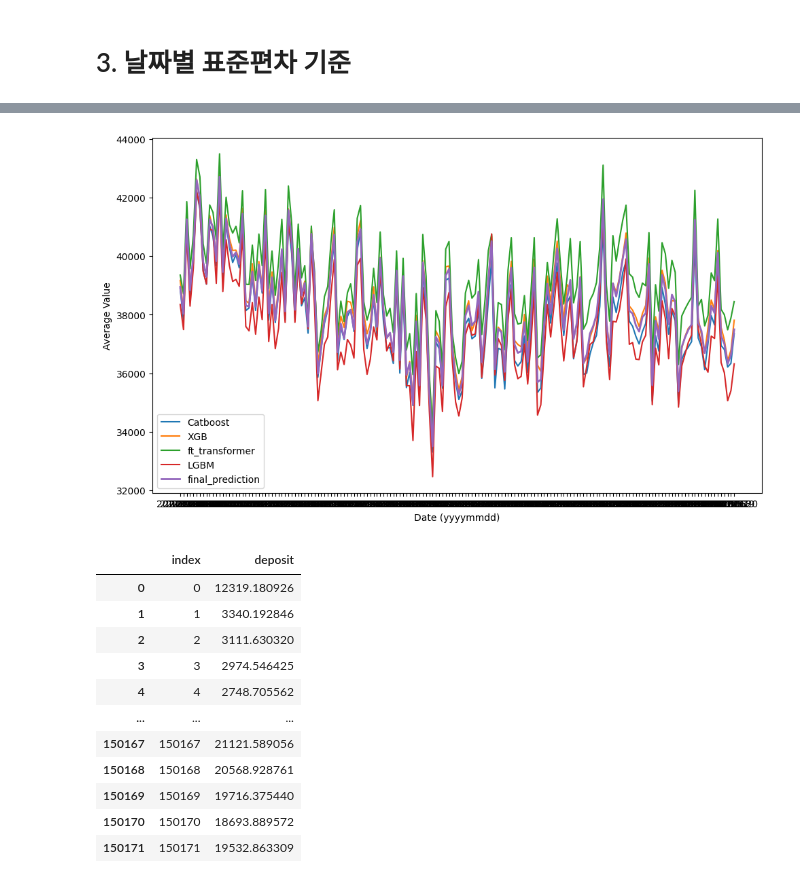
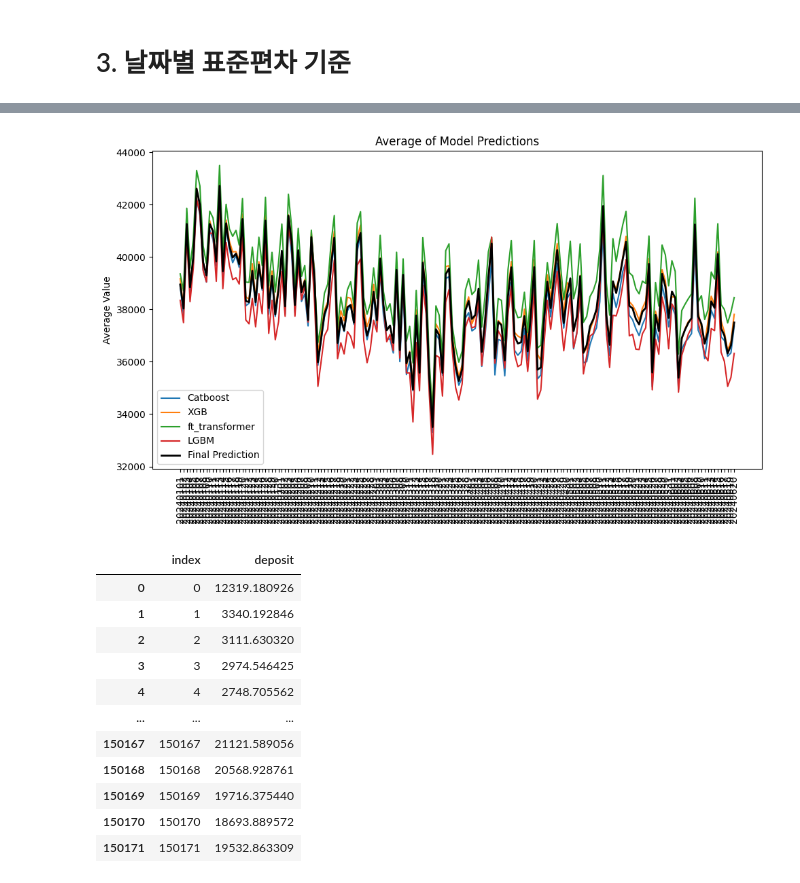
Before and after one commit to boostcampaitech7/level2-competitiveds-recsys-02, a Jupyter notebook: weighted_ensemble.ipynb, the cells around one changed output, grey strips where cells are left out. Saved outputs shown, nothing was run; the diff lists cells and outputs as text; code cells hidden in the pictures.

```diff
--- a/weighted_ensemble.ipynb
+++ b/weighted_ensemble.ipynb
@@ -115,0 +35,2 @@ plt.show()
+# %%
+result_df = weighted_ensemble.apply_weights(df = test, weight_type = 'mean')
@@ -134,20 +60,3 @@ final
 final.to_csv('../mean_ensemble.csv')
 # %% [markdown]
 # 3. 날짜별 표준편차 기준
-# %%
-std_by_day = test.groupby('contract_year_month_day')[['r1', 'r2', 'r3', 'r4']].std()
-
-weights = std_by_day.div(std_by_day.sum(axis=1), axis=0)
-
-final_predictions = []
-
-for i in range(len(test)):
-    contract_day = test.loc[i, 'contract_year_month_day']
-    r_values = test.loc[i, ['r1', 'r2', 'r3', 'r4']].values
-    weight_for_day = weights.loc[contract_day].values
-    final_pred = np.dot(r_values, weight_for_day)
-    final_predictions.append(final_pred)
-
-test['final_prediction'] = final_predictions
-
-print(test[['contract_year_month_day', 'r1', 'r2', 'r3', 'r4', 'final_prediction']].head())
@@ -168,22 +63,8 @@ print(test[['contract_year_month_day', 'r1', 'r2', 'r3', 'r4', 'final_prediction
-# %%
-test['contract_year_month_day'] = test['contract_year_month'].astype(str) + test['contract_day'].astype(str).str.zfill(2)
-
-avg_by_day = test.groupby('contract_year_month_day')[['r1', 'r2', 'r3', 'r4','final_prediction']].mean()
-
-plt.figure(figsize=(10, 6))
-
-plt.plot(avg_by_day.index, avg_by_day['r1'], label='Catboost')
-plt.plot(avg_by_day.index, avg_by_day['r2'], label='XGB')
-plt.plot(avg_by_day.index, avg_by_day['r3'], label='ft_transformer')
-plt.plot(avg_by_day.index, avg_by_day['r4'], label='LGBM')
-plt.plot(avg_by_day.index, avg_by_day['final_prediction'], label='final_prediction',linewidth=2)
-
-plt.xlabel('Date (yyyymmdd)')
-plt.ylabel('Average Value')
-plt.legend()
-plt.tight_layout()
-
-plt.show()
-# %% [output]
-[figure, removed]
+# %%
+result_df = weighted_ensemble.apply_weights(df = test, weight_type = 'std')
+# %%
+avg_by_day = result_df.groupby('contract_year_month_day')[['Catboost', 'XGB', 'ft_transformer', 'LGBM', 'final_prediction']].mean()
+weighted_ensemble.visualize(avg_by_day, show_final_pred=True)
+# %% [output]
+[figure, added]
 # %%
```
Also changed, not shown: parts of 13 cells of this notebook.
